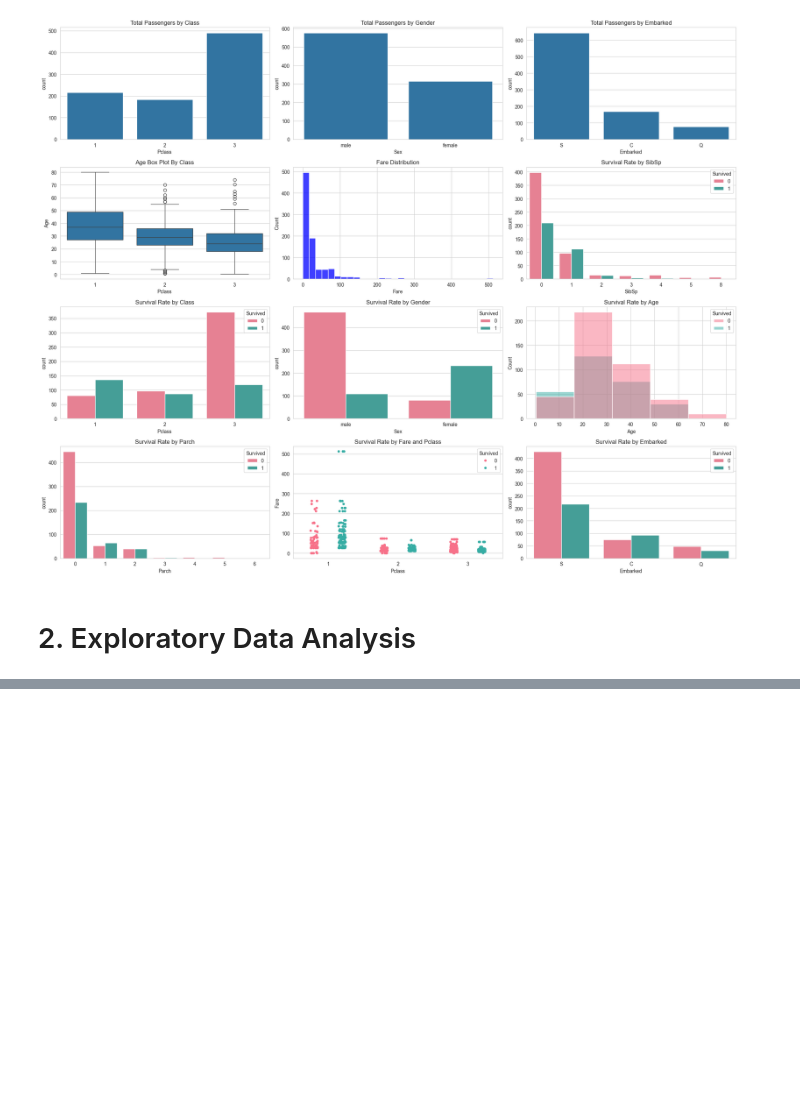
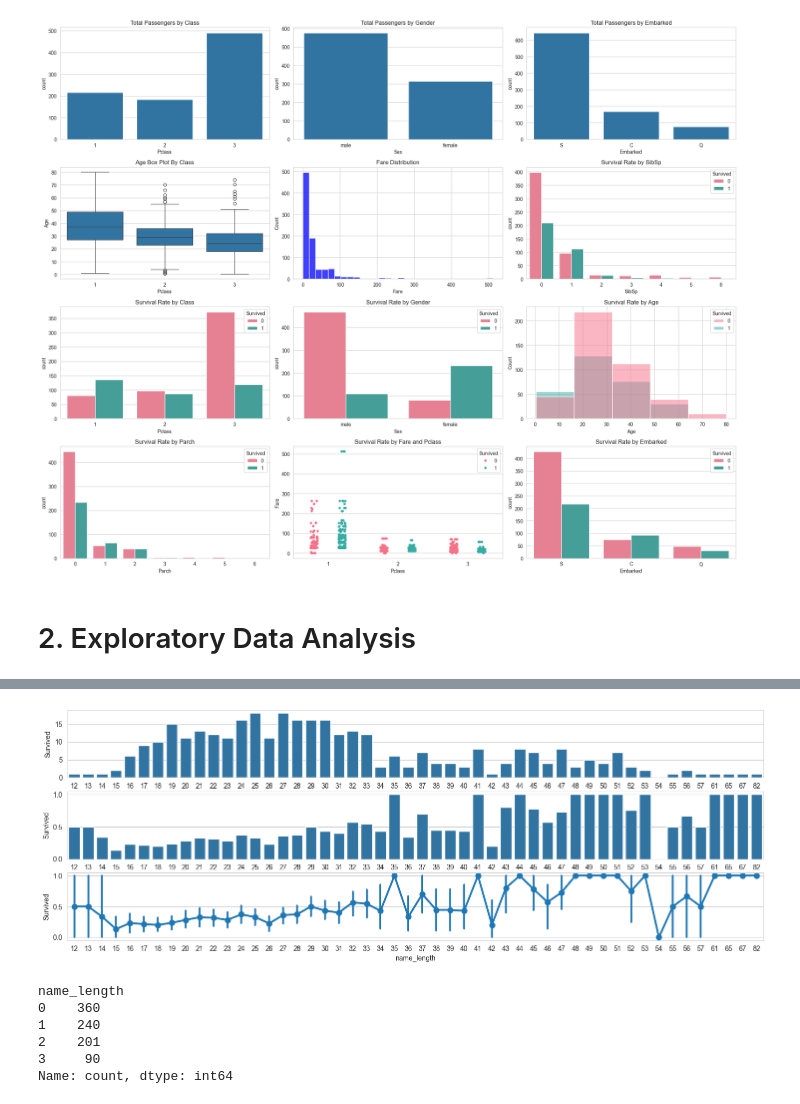
Before and after one commit to xiangshiyin/machine-learning-for-actuarial-science, a Jupyter notebook: 2025-spring/week05/notebook/demo.ipynb, the cells around one changed output, grey strips where cells are left out. Drawn from its saved outputs; the diff is of its cells as text; code cells hidden in the pictures; blank space fills up the shorter version.

```diff
--- a/2025-spring/week05/notebook/demo.ipynb
+++ b/2025-spring/week05/notebook/demo.ipynb
@@ -193,0 +258,24 @@ train.loc[Outliers_to_drop] # Show the outliers rows
+# %%
+train['name_length'] = train['Name'].apply(len)
+sum_Name = train[["name_length", "Survived"]].groupby(['name_length'],as_index=False).sum()
+average_Name = train[["name_length", "Survived"]].groupby(['name_length'],as_index=False).mean()
+fig, (axis1,axis2,axis3) = plt.subplots(3,1,figsize=(18,6))
+sns.barplot(x='name_length', y='Survived', data=sum_Name, ax = axis1)
+sns.barplot(x='name_length', y='Survived', data=average_Name, ax = axis2)
+sns.pointplot(x = 'name_length', y = 'Survived', data=train, ax = axis3)
+plt.show()
+# %% [output]
+[figure, added]
+# %%
+train.loc[ train['name_length'] <= 23, 'name_length'] = 0
+train.loc[(train['name_length'] > 23) & (train['name_length'] <= 28), 'name_length'] = 1
+train.loc[(train['name_length'] > 28) & (train['name_length'] <= 40), 'name_length'] = 2
+train.loc[ train['name_length'] > 40, 'name_length'] = 3
+train['name_length'].value_counts()
+# %% [output]
+name_length
+0    360
+1    240
+2    201
+3     90
+Name: count, dtype: int64
```
Also changed, not shown: parts of 37 cells of this notebook.
